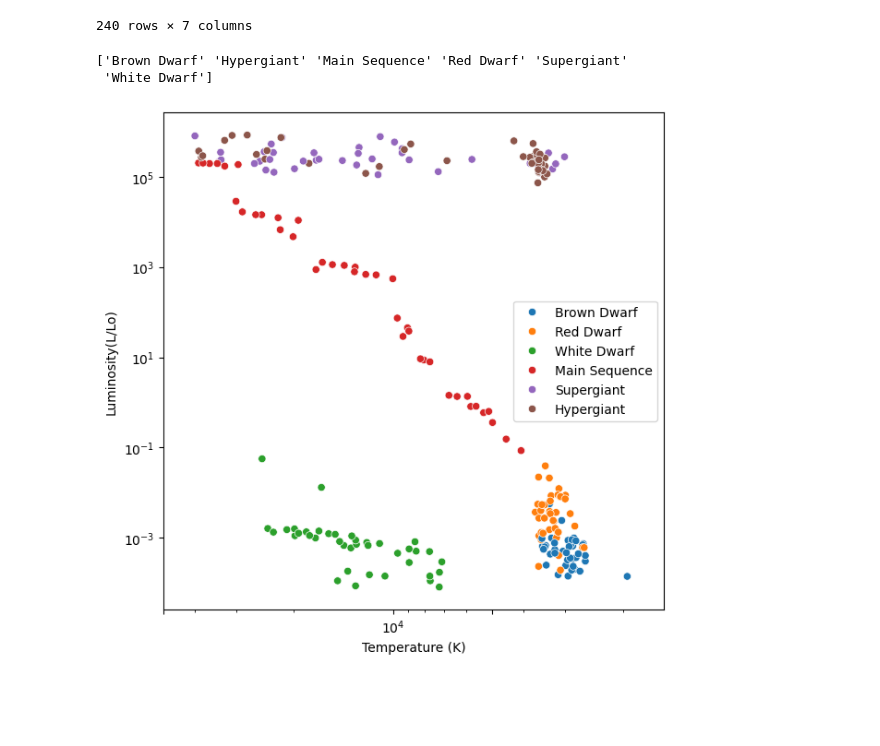
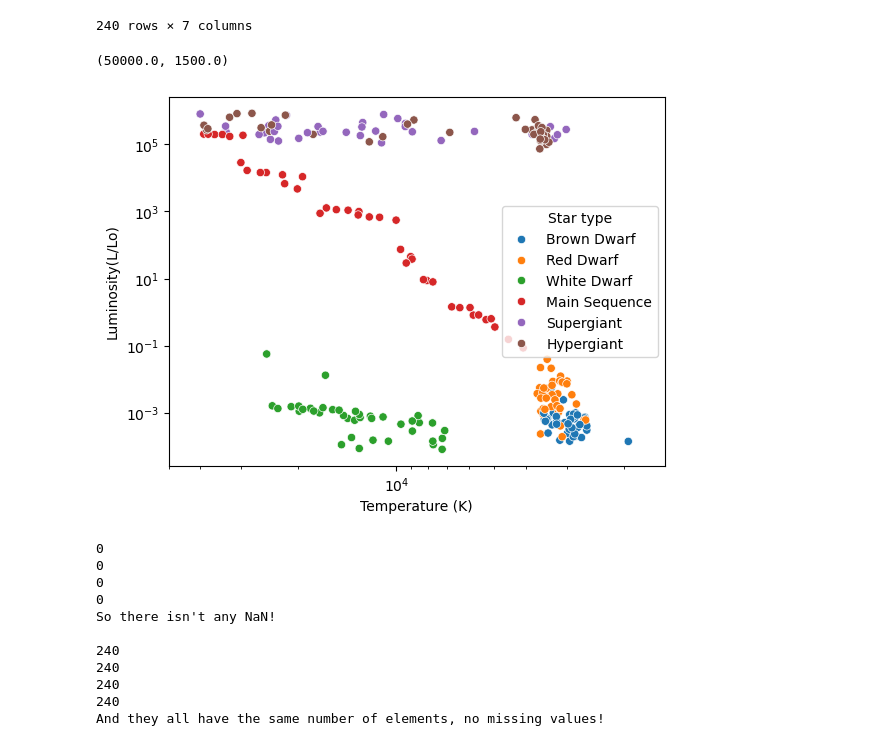
Before and after one commit to Giulia7T/ilovegit, a Jupyter notebook: 15_HR_diagram.ipynb, the cells around one changed output. Drawn from its saved outputs; the diff is of its cells as text; code cells hidden in the pictures; blank space fills up the shorter version.

```diff
--- a/15_HR_diagram.ipynb
+++ b/15_HR_diagram.ipynb
@@ -28,22 +31,40 @@ df_stars
 | 239 | 37882 | 294903.000000 | 1783.0000 | -7.80 | Hypergiant | Blue | ... |
 240 rows × 7 columns
 # %%
-le = LabelEncoder()
-# Assign unique integers from 0 to 6 to each star type
-df_stars["Star type"] = le.fit_transform(df_stars["Star type"])
-labels = le.inverse_transform(df_stars["Star type"])
-class_names = le.classes_
-print(class_names)
+#saving star types
+types = stars["Star type"]
+#switching them to numbers for computations
+encoder = LabelEncoder()
+stars["Star type"] = encoder.fit_transform(stars["Star type"])
-# %% [output]
-['Brown Dwarf' 'Hypergiant' 'Main Sequence' 'Red Dwarf' 'Supergiant'
- 'White Dwarf']
-# %%
-fig = plt.figure(figsize=(7, 7))
-seaborn.scatterplot(data=df_stars, x="Temperature (K)", y="Luminosity(L/Lo)", hue=labels)
-plt.xscale("log")
-plt.yscale("log")
-plt.xticks([5000, 10000, 50000])
-plt.xlim(5e4, 1.5e3)
-plt.show()
-# %% [output]
-[figure, removed]
+# %%
+seaborn.scatterplot(data=stars, x="Temperature (K)", y="Luminosity(L/Lo)", hue=types)
+plt.xscale("log")
+plt.yscale("log")
+plt.xlim(5e4, 1.5e3)
+# %% [output]
+(50000.0, 1500.0)
+[figure, added]
+# %%
+print(np.sum(np.isnan(stars["Temperature (K)"])))
+print(np.sum(np.isnan(stars["Luminosity(L/Lo)"])))
+print(np.sum(np.isnan(stars["Radius(R/Ro)"])))
+print(np.sum(np.isnan(stars["Absolute magnitude(Mv)"])))
+print("So there isn't any NaN!\n")
+
+print(len(stars["Temperature (K)"]))
+print(len(stars["Luminosity(L/Lo)"]))
+print(len(stars["Radius(R/Ro)"]))
+print(len(stars["Absolute magnitude(Mv)"]))
+print("And they all have the same number of elements, no missing values!")
+# %% [output]
+0
+0
+0
+0
+So there isn't any NaN!
+
+240
+240
+240
+240
+And they all have the same number of elements, no missing values!
```
Also changed, not shown: parts of 11 cells of this notebook.
